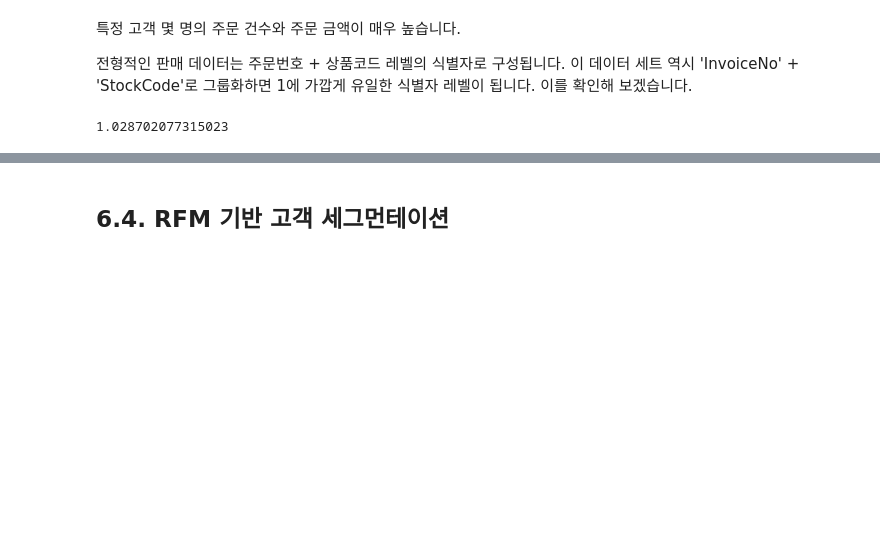
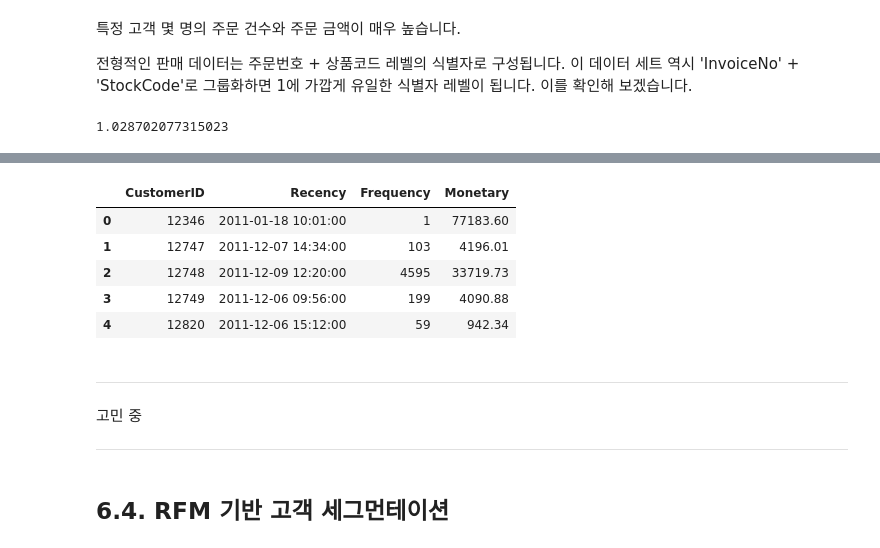
Before and after one commit to LeeSeungwon89/Machine-learning_Theory, a Jupyter notebook: CHAPTER7 군집화.ipynb, the cells around one changed output, grey strips where cells are left out. Saved outputs shown, nothing was run; the diff lists cells and outputs as text; code cells hidden in the pictures; blank space fills up the shorter version.

```diff
--- a/CHAPTER7 군집화.ipynb
+++ b/CHAPTER7 군집화.ipynb
@@ -1055,3 +1071,34 @@ RFM 기반의 고객 세그먼테이션이므로 고객 레벨로 주문 기간,
+# %%
+aggregations = {
+    'InvoiceDate': 'max',
+    'InvoiceNo': 'count',
+    'sale_amount': 'sum'
+}
+cust_df = retail_df.groupby('CustomerID').agg(aggregations)
+
+rfm_renames = {
+    'InvoiceDate': 'Recency',
+    'InvoiceNo': 'Frequency',
+    'sale_amount': 'Monetary'
+}
+cust_df = cust_df.rename(columns=rfm_renames)
+cust_df = cust_df.reset_index()
+cust_df.head()
+# %% [output]
+|  | CustomerID | Recency | Frequency | Monetary |
+| 0 | 12346 | 2011-01-18 10:01:00 | 1 | 77183.60 |
+| 1 | 12747 | 2011-12-07 14:34:00 | 103 | 4196.01 |
+| 2 | 12748 | 2011-12-09 12:20:00 | 4595 | 33719.73 |
+| 3 | 12749 | 2011-12-06 09:56:00 | 199 | 4090.88 |
+| 4 | 12820 | 2011-12-06 15:12:00 | 59 | 942.34 |
+# %% [markdown]
+
+
+---
+
+고민 중
+
+---
 # %% [markdown]
 ## **6.4. RFM 기반 고객 세그먼테이션**
 # %% [markdown]
```
Also changed, not shown: parts of 6 cells of this notebook.
